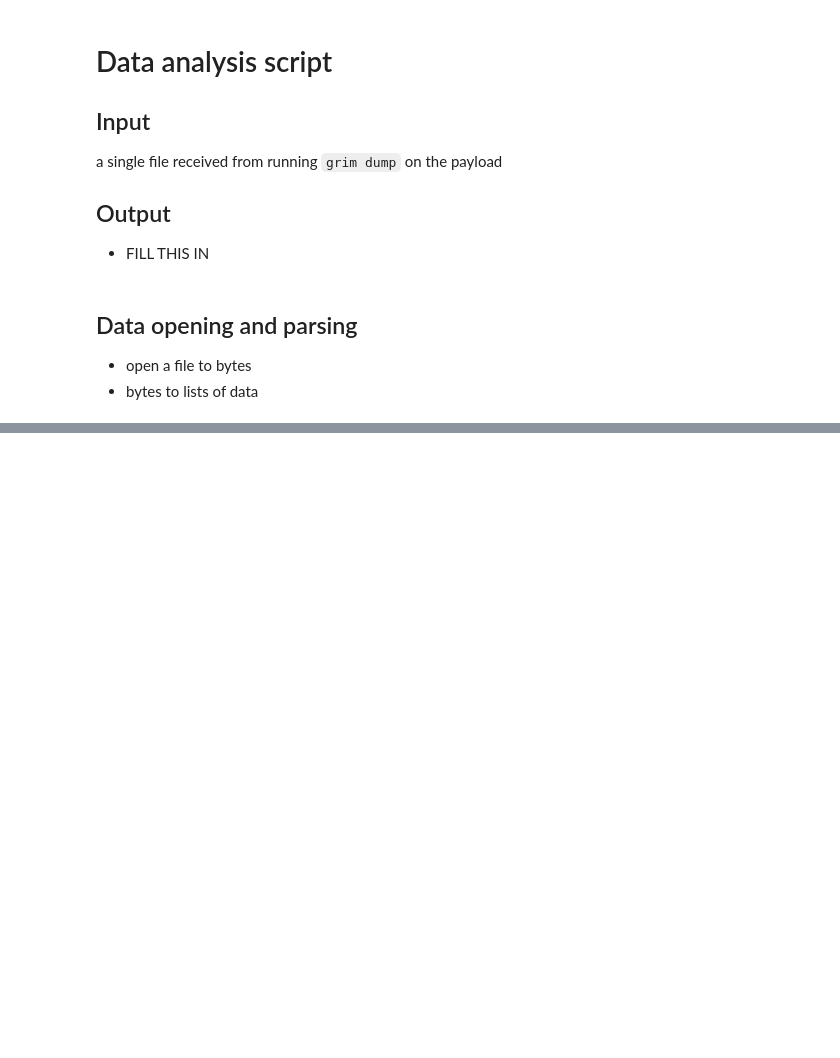
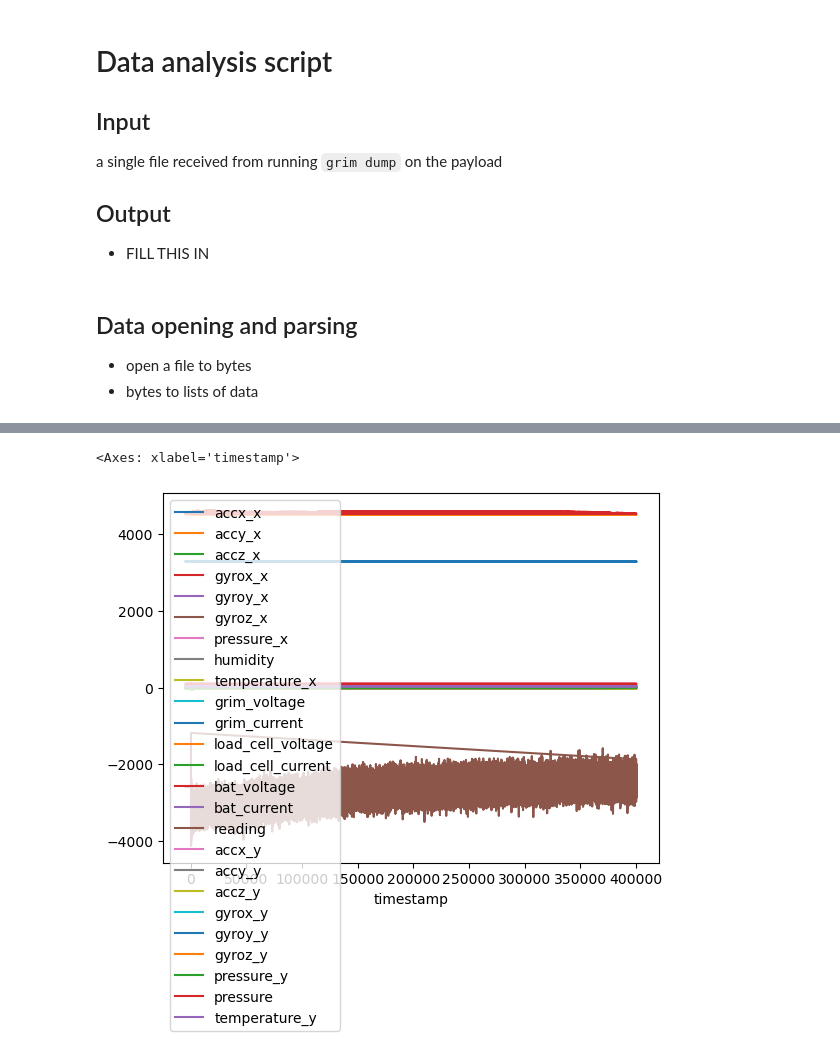
Before and after one commit to RIT-Launch-Initiative/FSW, a Jupyter notebook: app_grim_reefer/extra/analysis.ipynb, the cells around one changed output, grey strips where cells are left out. Drawn from its saved outputs; the diff is of its cells as text; code cells hidden in the pictures; blank space fills up the shorter version.

```diff
--- a/app_grim_reefer/extra/analysis.ipynb
+++ b/app_grim_reefer/extra/analysis.ipynb
@@ -19,7 +19,7 @@ import os
 - bytes to lists of data
 # %%
 SEPARATOR = "********\n"
-filename = 'data/lall3.cap'
+filename = 'data/all.cap'
 ouptut_dir = 'out2'
 # %%
 def file_to_bytes(filename: str) -> Tuple[bytes, bytes, bytes, bytes, bytes]:
@@ -76,9 +131,10 @@ slow_data = [unit_slow_data(l) for l in slow_lists]
 fast_data = [FastData(*l) for l in fast_lists]
 adc_data = interpolate_adc(adc_lists)
 
+pre_imu_data_circ = [FastData(*l) for l in pre_imu_lists if l[0] != 0][:-14]
 # filter out timestamp = 0 (unwritten) entries
 # order by timestamp bc the circular buffer may not begin with the earliest entry
-pre_imu_data = sorted([FastData(*l) for l in pre_imu_lists if l[0] != 0], key = lambda d : d.timestamp)
+pre_imu_data = sorted(pre_imu_data_circ, key = lambda d : d.timestamp)
 pre_alt_data = sorted([PreALTData(*l) for l in pre_alt_lists if l[0] != 0], key = lambda d : d.timestamp)
 # %%
 slow_data_elapsed_s = (slow_data[-1].timestamp - slow_data[0].timestamp) / 1000.0
@@ -165,0 +202,9 @@ pre_alt_df.to_csv(ouptut_dir+'/pre_alt.csv', index=False)
+# %%
+from functools import reduce
+
+all_dfs = [fast_df, slow_df, adc_df, pre_imu_df, pre_alt_df]
+
+df_merged = reduce(lambda  left,right: pd.merge(left,right,on=['timestamp'],
+                                            how='outer'), all_dfs)
+# %%
+df_merged.interpolate(inplace=True, limit_direction='both')
@@ -165,0 +243,5 @@ pre_alt_df.to_csv(ouptut_dir+'/pre_alt.csv', index=False)
+# %%
+df_merged.plot('timestamp')
+# %% [output]
+<Axes: xlabel='timestamp'>
+[figure, added]
```
Also changed, not shown: parts of 13 cells of this notebook, 1 other file.
